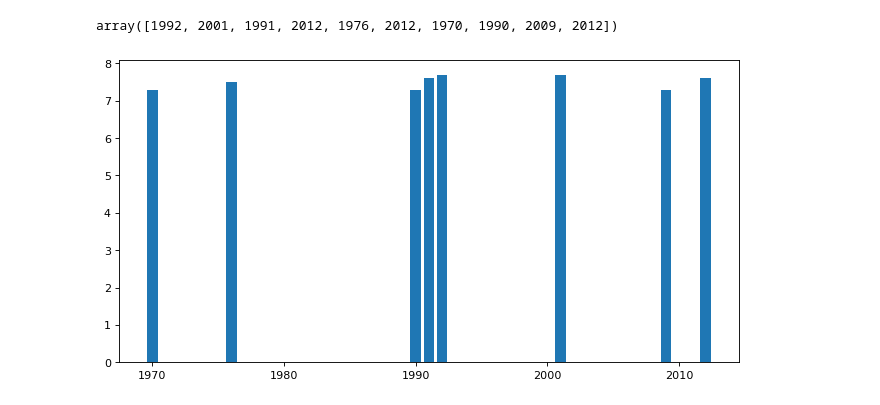
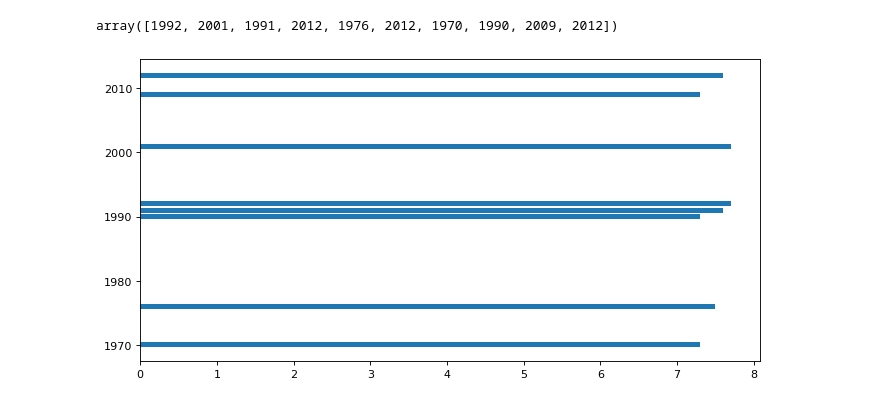
Before and after one commit to sotus30/Earthquakes_Central_America, a Jupyter notebook: Data Exploration 2.ipynb, the cells around one changed output. Cells and saved outputs as stored; diff of their text form; code cells hidden in the pictures.

```diff
--- a/Data Exploration 2.ipynb
+++ b/Data Exploration 2.ipynb
@@ -471,12 +471,12 @@ array([1992, 2001, 1991, 2012, 1976, 2012, 1970, 1990, 2009, 2012])
 # %%
 import matplotlib.pyplot as plt
 
 Magnitudes = Mag2['Magnitude'].values
 Date2 = Mag2['Date'].dt.year.values
 
 figure(num=None, figsize=(10, 5), dpi=80, facecolor='w', edgecolor='k')
 
-plt.bar(Date2, Magnitudes, width=0.8)
+plt.barh(Date2, Magnitudes)
 plt.show()
 # %% [output]
-[figure, old version]
+[figure, new version]
```
